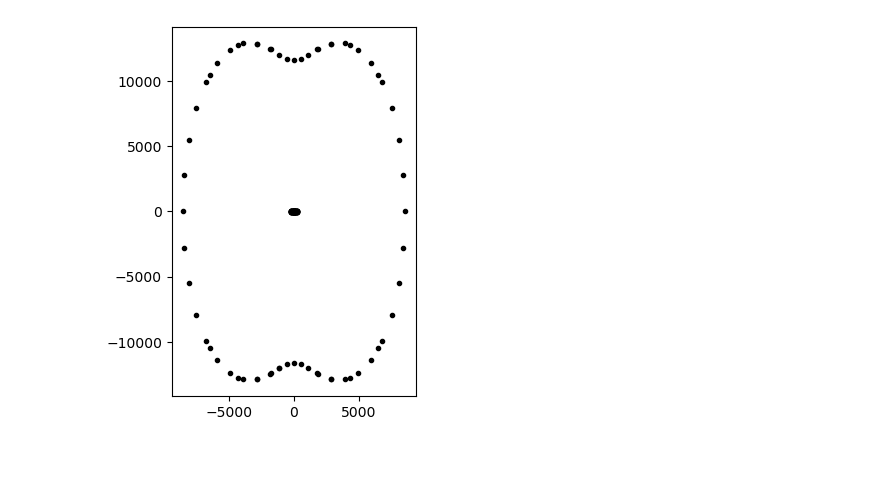
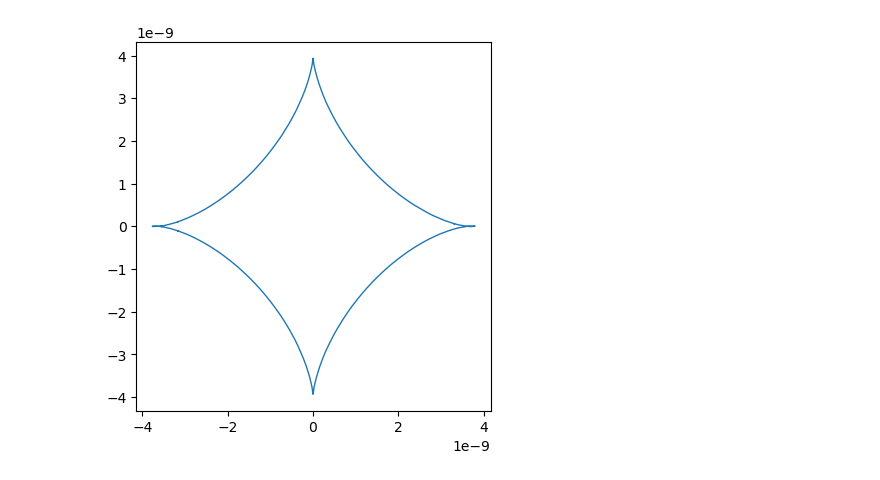
Before and after one commit to giovannipiccoli99/Lens_transit, a Jupyter notebook: caustic_finder_spherical_coordinates.ipynb, the cells around one changed output. Saved outputs shown, nothing was run; the diff lists cells and outputs as text; code cells hidden in the pictures.

```diff
--- a/caustic_finder_spherical_coordinates.ipynb
+++ b/caustic_finder_spherical_coordinates.ipynb
@@ -83,16 +67,25 @@ array([[-8.20377749e-44]])
-# %%
-#let's now find the caustics
-
-def find_caustics_scalar(x_cr, y_cr, D):
-    x_c = x_cr - D*l_OD.partial_derivative(1, 0)(x_cr, y_cr)
-    y_c = y_cr - D*l_OD.partial_derivative(0, 1)(x_cr, y_cr)
-    return x_c, y_c
-x_s, y_s, D = args
-find_caustics = np.vectorize(find_caustics_scalar)
-x_c, y_c = find_caustics(x_cr, y_cr, D)
-plt.scatter(x_c, y_c, color = 'k', marker= '.')
-plt.gca().set_aspect('equal')
-
-plt.show()
-# %% [output]
-[figure, removed]
+# %%
+def find_caustics_scalar(h_cr, phi_cr, args):
+    R, D = args
+    r_cr = h_cr + R
+    # Evaluate derivatives with grid=False to treat inputs as points
+    dtau_dh = np.array([l_OD.partial_derivative(1, 0)(h, p, grid=False) for h, p in zip(h_cr, phi_cr)])
+    dtau_dphi = np.array([l_OD.partial_derivative(0, 1)(h, p, grid=False) for h, p in zip(h_cr, phi_cr)])
+    # Calculate caustic coordinates
+    s_x = r_cr*np.cos(phi_cr)/D +  np.cos(phi_cr)*dtau_dh - np.sin(phi_cr)*dtau_dphi/r_cr
+    s_y = r_cr*np.sin(phi_cr)/D +  np.sin(phi_cr)*dtau_dh + np.cos(phi_cr)*dtau_dphi/r_cr
+    return s_x, s_y
+find_caustics = np.vectorize(find_caustics_scalar)
+# %%
+for h_ in h_cr:
+    for phi_ in phi_cr:
+        s_x, s_y = find_caustics_scalar(h_, phi_, args)
+#The result is a bit noisy. Let's filter it wit a Savitzky-Golay filter to remove the fast oscillations
+window = 10
+pol_n = 1
+s_x = scipy.signal.savgol_filter(s_x, window, pol_n)
+s_y = scipy.signal.savgol_filter(s_y, window, pol_n)
+plt.plot(s_x, s_y, linewidth = 1)
+plt.gca().set_aspect(1)
+# %% [output]
+[figure, added]
```
Also changed, not shown: parts of 10 cells of this notebook.
